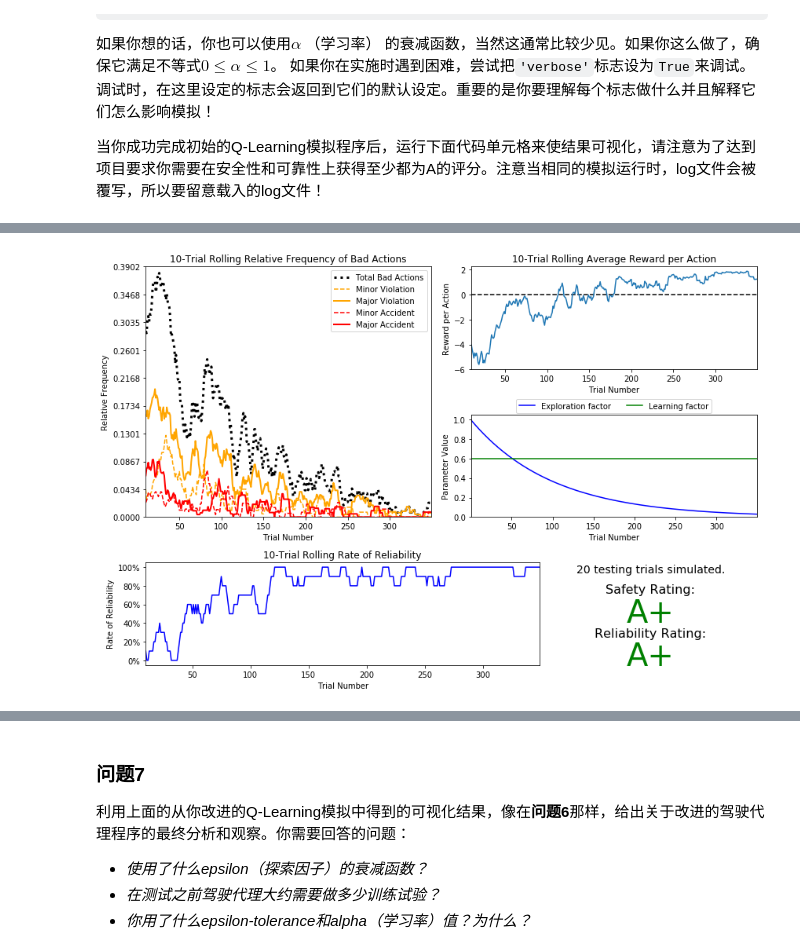
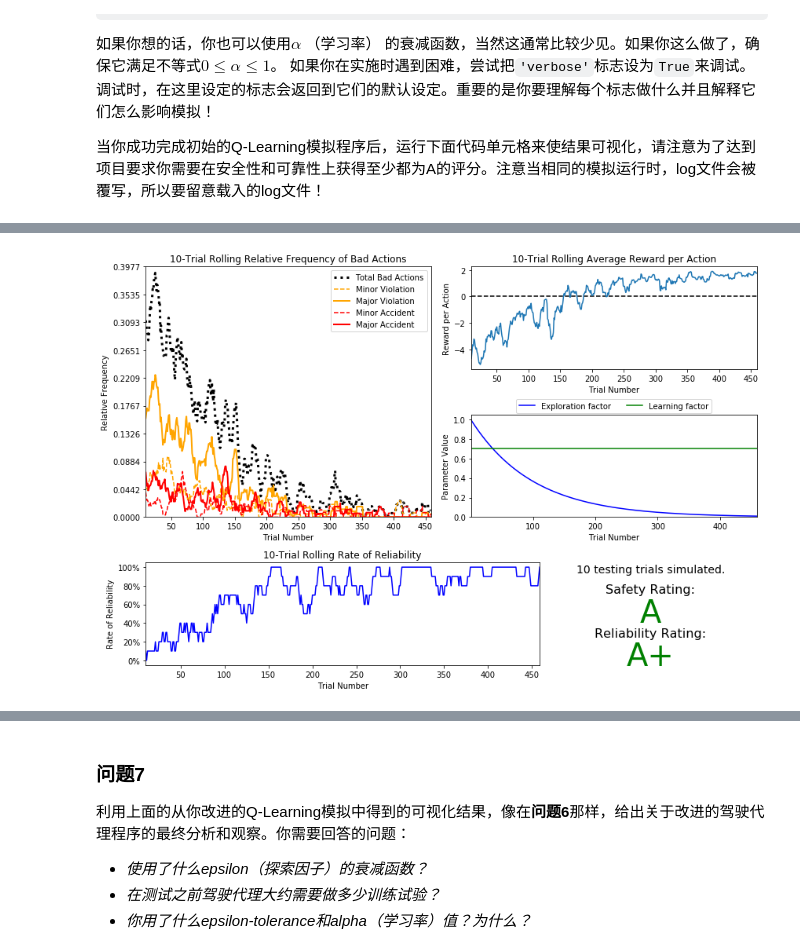
Before and after one commit to jameszhou89/machine-learning-projects, a Jupyter notebook: Project4/smartcab.ipynb, the cells around one changed output, grey strips where cells are left out. Saved outputs shown, nothing was run; the diff lists cells and outputs as text; code cells hidden in the pictures; some formulas as TeX source.

```diff
--- a/Project4/smartcab.ipynb
+++ b/Project4/smartcab.ipynb
@@ -231,5 +266,5 @@ $$ \epsilon = a^t, \textrm{for } 0 < a < 1 \hspace{50px}\epsilon = \frac{1}{t^2}
 # %%
 # Load the 'sim_improved-learning' file from the improved Q-Learning simulation
-vs.plot_trials('sim_improved-learning.csv')
+vs.plot_trials('sim_improved-learning5.csv')
 # %% [output]
-[figure, old version]
+[figure, new version]
```
Also changed, not shown: parts of 19 cells of this notebook, 2 other files.
